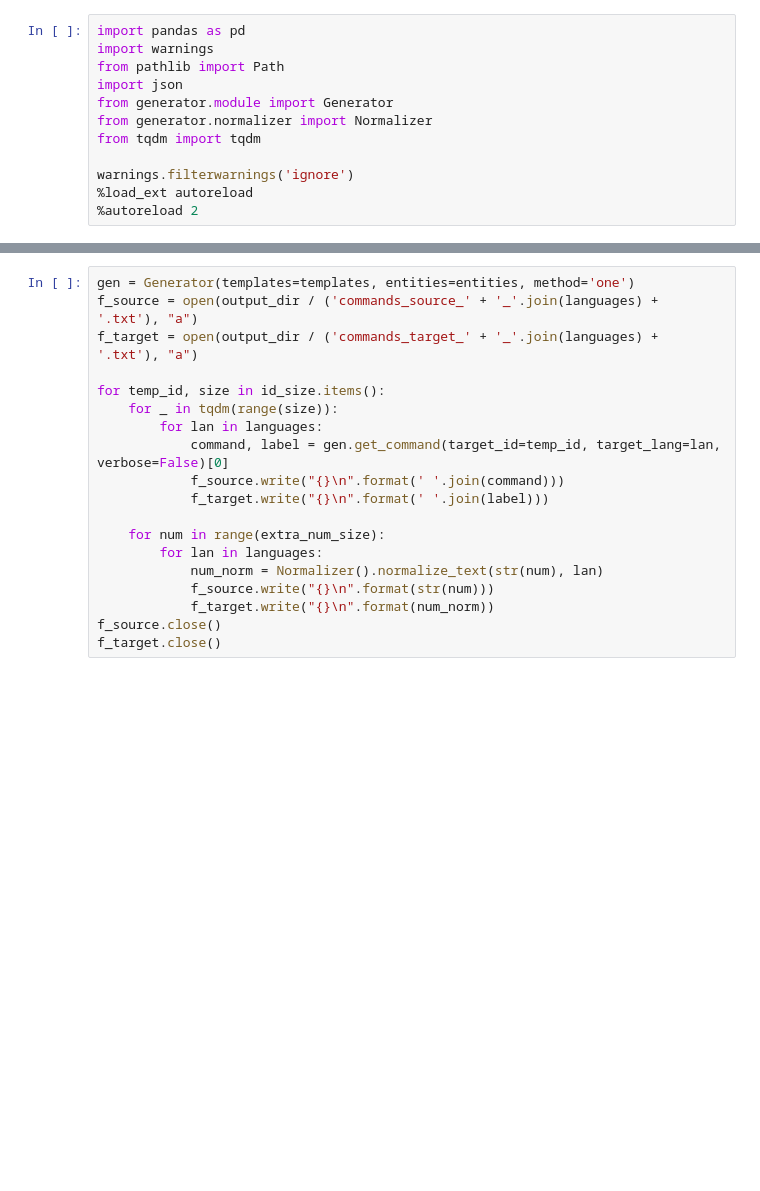
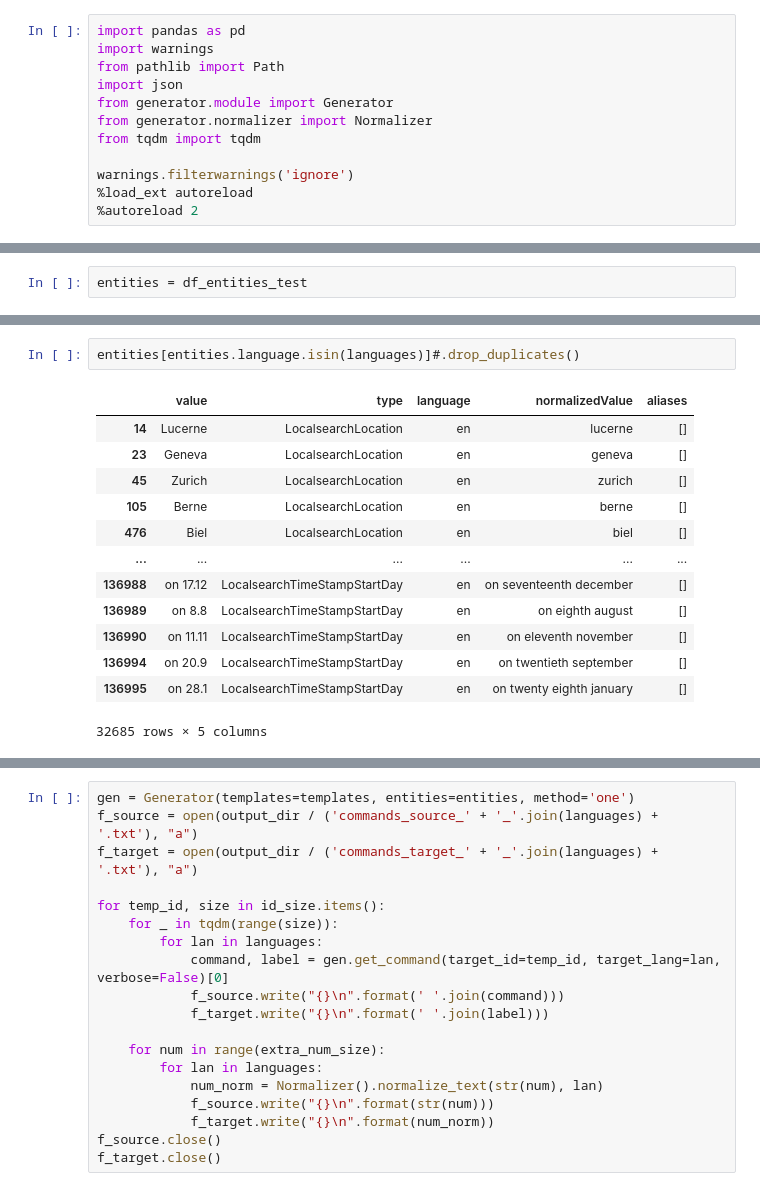
Before and after one commit to sting1000/generator, a Jupyter notebook: explore.ipynb, the cells around one changed output, grey strips where cells are left out. Cells and saved outputs as stored; diff of their text form; blank space fills up the shorter version.

```diff
--- a/explore.ipynb
+++ b/explore.ipynb
@@ -30,0 +59,2 @@ entities = pd.read_json(data_dir / entities_filename)
+# %%
+entities = df_entities_test
@@ -30,0 +97,16 @@ entities = pd.read_json(data_dir / entities_filename)
+# %%
+entities[entities.language.isin(languages)]#.drop_duplicates()
+# %% [output]
+|  | value | type | language | normalizedValue | aliases |
+| 14 | Lucerne | LocalsearchLocation | en | lucerne | [] |
+| 23 | Geneva | LocalsearchLocation | en | geneva | [] |
+| 45 | Zurich | LocalsearchLocation | en | zurich | [] |
+| 105 | Berne | LocalsearchLocation | en | berne | [] |
+| 476 | Biel | LocalsearchLocation | en | biel | [] |
+| ... | ... | ... | ... | ... | ... |
+| 136988 | on 17.12 | LocalsearchTimeStampStartDay | en | on seventeenth december | [] |
+| 136989 | on 8.8 | LocalsearchTimeStampStartDay | en | on eighth august | [] |
+| 136990 | on 11.11 | LocalsearchTimeStampStartDay | en | on eleventh november | [] |
+| 136994 | on 20.9 | LocalsearchTimeStampStartDay | en | on twentieth september | [] |
+| 136995 | on 28.1 | LocalsearchTimeStampStartDay | en | on twenty eighth january | [] |
+32685 rows × 5 columns
```
Also changed, not shown: parts of 27 cells of this notebook, 28 other files.
